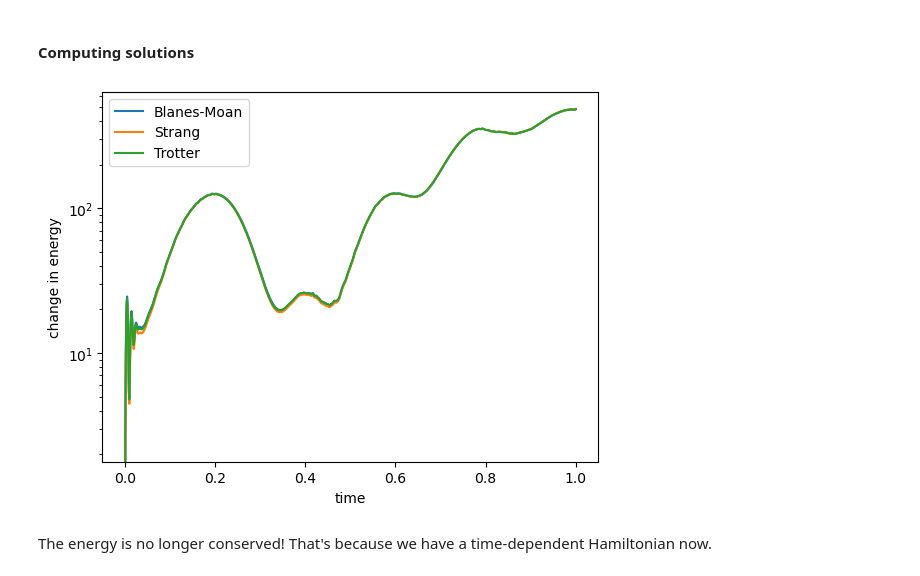
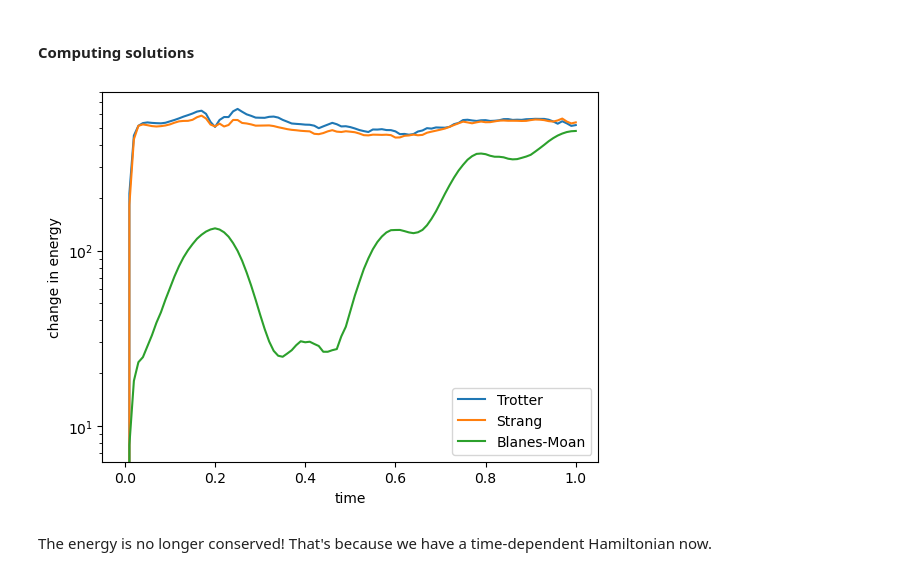
Before and after one commit to brownadder/expsolve, a Jupyter notebook: examples/tutorials/02_evolve/03_non-autonomous_splitting.ipynb, the cells around one changed output. Cells and saved outputs as stored; diff of their text form; code cells hidden in the pictures.

```diff
--- a/examples/tutorials/02_evolve/03_non-autonomous_splitting.ipynb
+++ b/examples/tutorials/02_evolve/03_non-autonomous_splitting.ipynb
@@ -87,7 +84,7 @@ x0 = -2
 Vt = lambda t : V + c1 * exp(-(x-(x0+t))**2/(2*sigma)) * sin(8*pi*(x-t)) - c2 * sin(5*pi*t) * x
 
 trange = [0, 1]
-timegrid = es.timegrid(trange, ndt=1000)
+timegrid = es.timegrid(trange, ndt=100)
 # %% [markdown]
 #### Define subflows
 
@@ -125,17 +122,17 @@ u_blanesmoan, obsvalues_blanesmoan, _ = es.solvediffeq(u, timegrid, blanesmoanst
 # %%
 plt.figure()
 
 E0 = obsvalues_trotter['energy'][0][0]
 
 plt.semilogy(timegrid, np.abs(obsvalues_trotter['energy'][0]-E0))
 plt.semilogy(timegrid, np.abs(obsvalues_strang['energy'][0]-E0))
 plt.semilogy(timegrid, np.abs(obsvalues_blanesmoan['energy'][0]-E0))
-plt.legend({'Trotter','Strang','Blanes-Moan'})
+plt.legend(['Trotter','Strang','Blanes-Moan'])
 plt.ylabel('change in energy')
 plt.xlabel('time')
 plt.show()
 # %% [output]
-[figure, old version]
+[figure, new version]
 # %% [markdown]
 The energy is no longer conserved! That's because we have a time-dependent Hamiltonian now.
 # %% [markdown]
```
Also changed, not shown: parts of 1 cell of this notebook.
